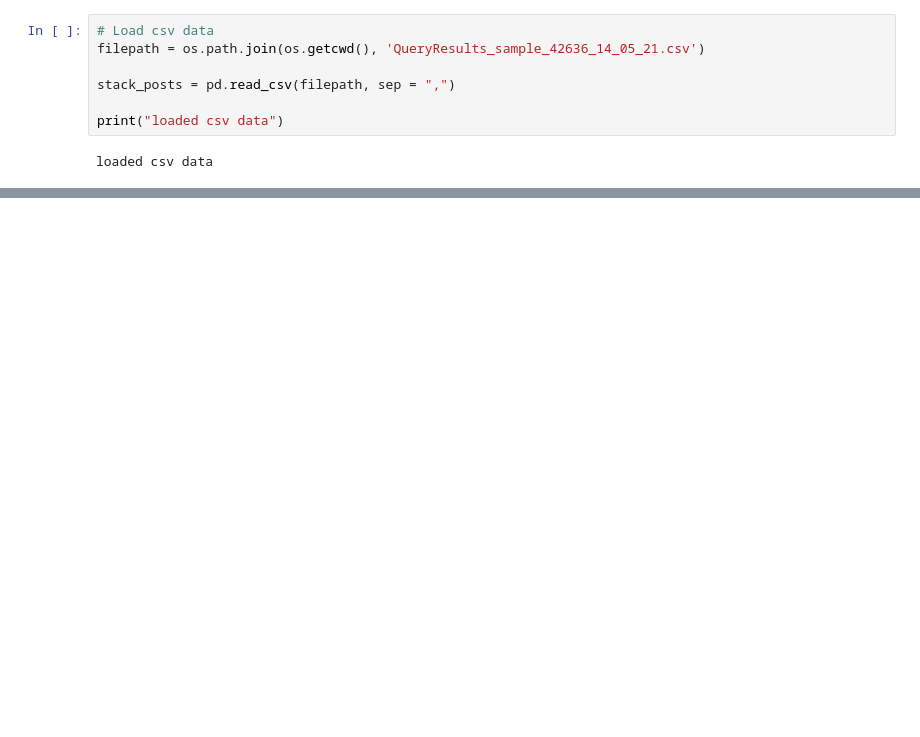
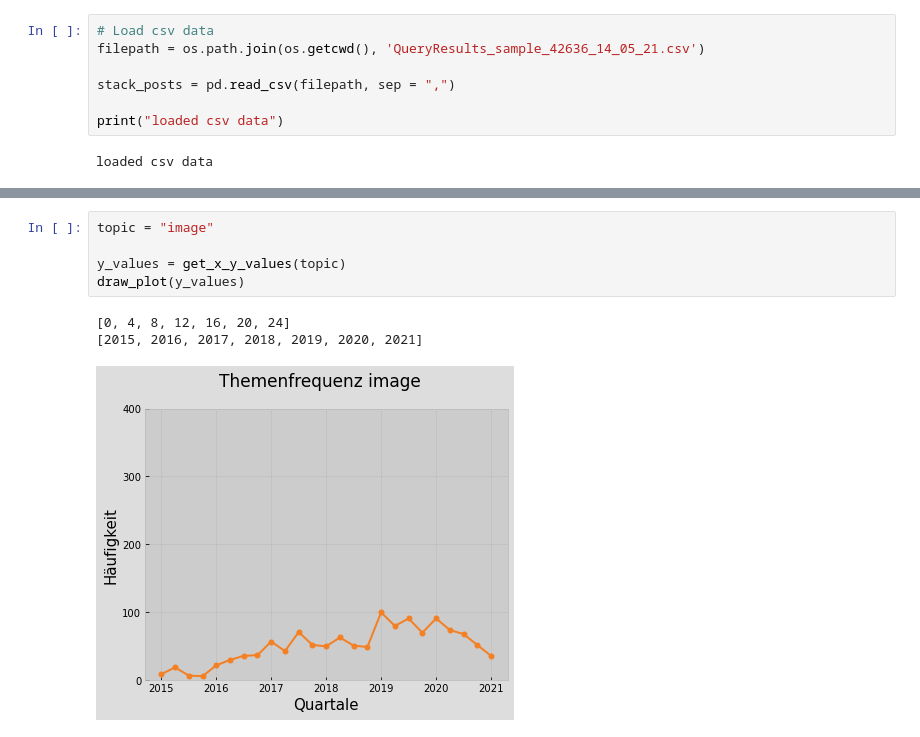
Before and after one commit to LBraunshausen/MSR-project, a Jupyter notebook: RQ2.ipynb, the cells around one changed output, grey strips where cells are left out. Drawn from its saved outputs; the diff is of its cells as text; blank space fills up the shorter version.

```diff
--- a/RQ2.ipynb
+++ b/RQ2.ipynb
@@ -149,0 +208,9 @@ finished
+# %%
+topic = "image"
+
+y_values = get_x_y_values(topic)
+draw_plot(y_values)
+# %% [output]
+[0, 4, 8, 12, 16, 20, 24]
+[2015, 2016, 2017, 2018, 2019, 2020, 2021]
+[figure, added]
```
Also changed, not shown: parts of 18 cells of this notebook, 1 other file.
